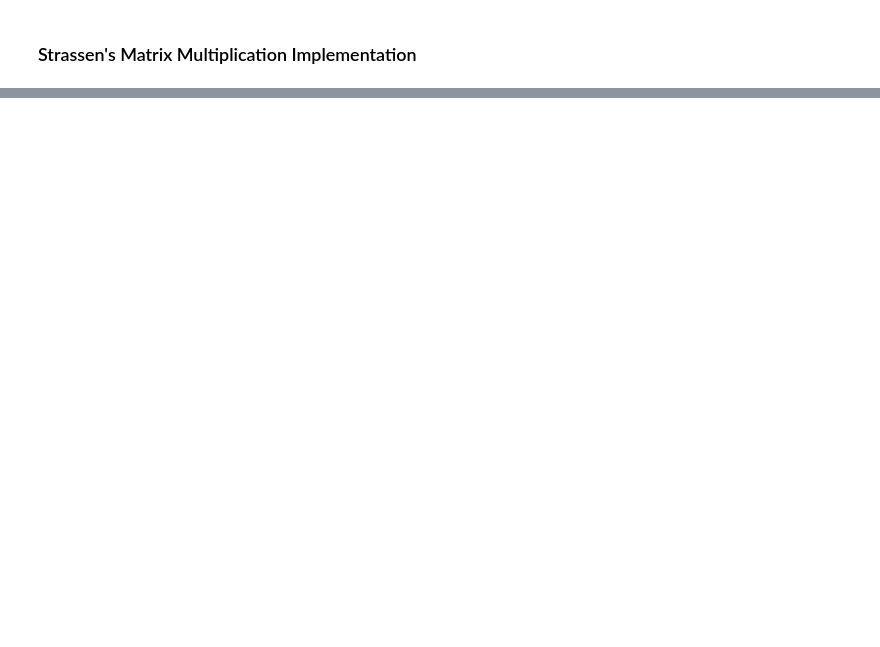
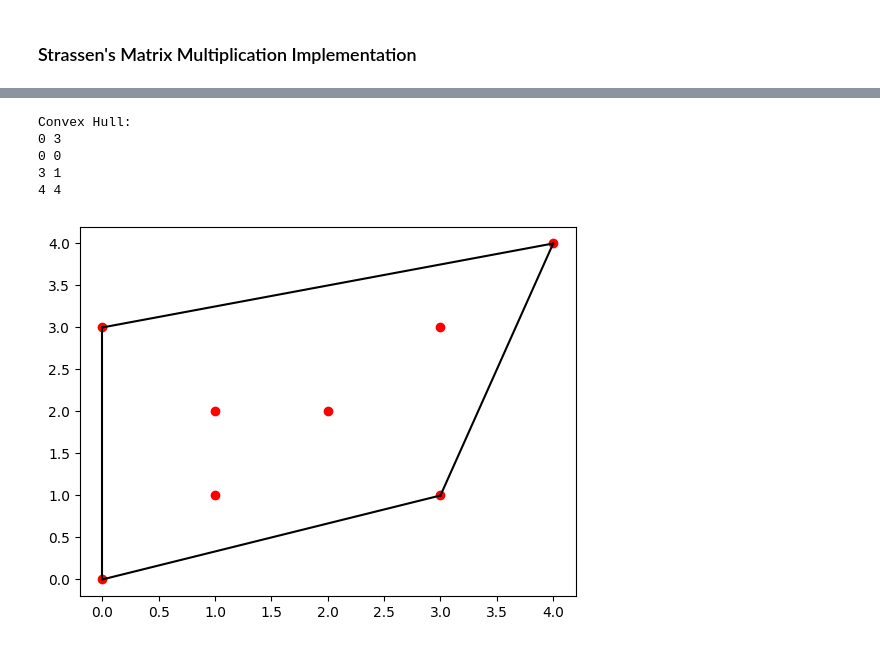
Before and after one commit to Celesca/cpe231-algorithms, a Jupyter notebook: Lecture 4 - Divide and Conquer/CPE231_week4_HW.ipynb, the cells around one changed output, grey strips where cells are left out. Saved outputs shown, nothing was run; the diff lists cells and outputs as text; code cells hidden in the pictures; blank space fills up the shorter version.

```diff
--- a/Lecture 4 - Divide and Conquer/CPE231_week4_HW.ipynb
+++ b/Lecture 4 - Divide and Conquer/CPE231_week4_HW.ipynb
@@ -392,0 +448,11 @@ The smallest distance is 1.4142135623730951
+# %%
+# Test Case 1 - Quick Hull
+
+# Driver code
+a = [[0, 3], [1, 1], [2, 2], [4, 4],
+     [0, 0], [1, 2], [3, 1], [3, 3]]
+
+a.sort()
+n = len(a)
+result = printHull(a, n)
+print(result)
@@ -392,0 +462,7 @@ The smallest distance is 1.4142135623730951
+# %%
+# Test Case 2 - Quick Hull
+b = [ [0, 3], [2, 2], [1, 1], [2, 1], [3, 0], [0, 0], [3, 3] ]
+
+n = len(b)
+result = printHull(b, n)
+print(result)
@@ -392,0 +638,31 @@ The smallest distance is 1.4142135623730951
+# %%
+# Test Case 1 - Convex hull divide and conquer
+a = [[0, 3], [1, 1], [2, 2], [4, 4], [0, 0], [1, 2], [3, 1], [3, 3]]
+n = len(a)
+    # Sort แกน X ก่อน
+a.sort()
+ans = divide(a)
+
+print('Convex Hull:')
+for x in ans:
+    print(int(x[0]), int(x[1]))
+
+import matplotlib.pyplot as plt
+
+x = [int(x[0]) for x in a]
+y = [int(x[1]) for x in a]
+
+plt.plot(x, y, 'ro')
+
+for i in range(len(ans)):
+    if i == len(ans)-1:
+        plt.plot([ans[i][0], ans[0][0]], [ans[i][1], ans[0][1]], 'k-')
+    else:
+        plt.plot([ans[i][0], ans[i+1][0]], [ans[i][1], ans[i+1][1]], 'k-')
+# %% [output]
+Convex Hull:
+0 3
+0 0
+3 1
+4 4
+[figure, added]
```
Also changed, not shown: parts of 26 cells of this notebook.
